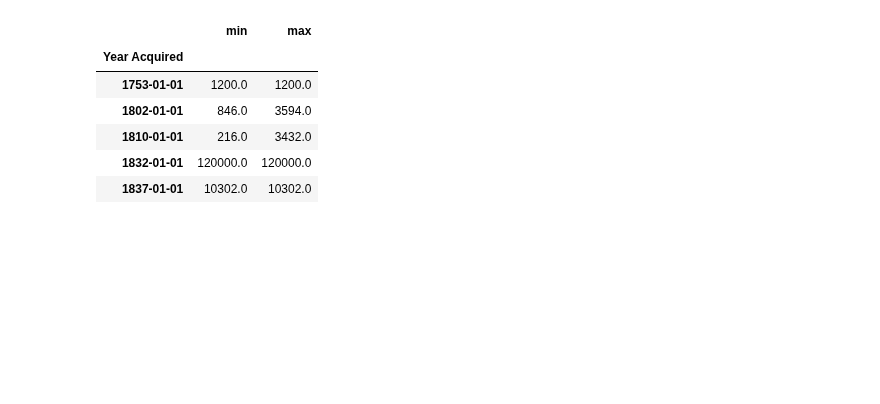
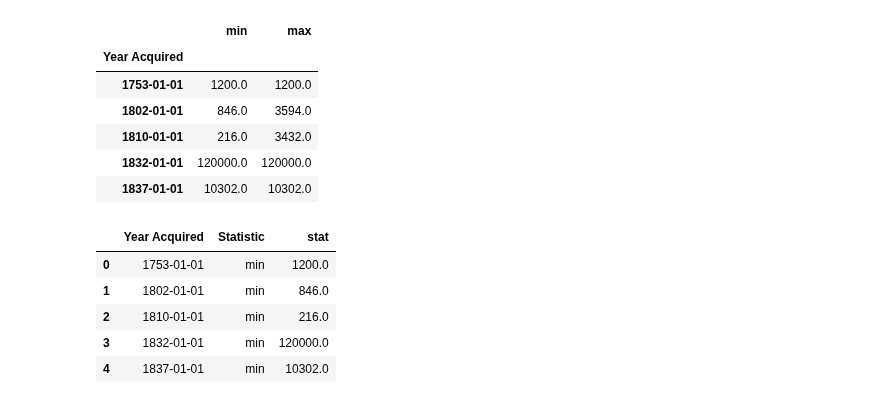
Before and after one commit to UIUC-iSchool-DataViz/is445_bcubcg_fall2023, a Jupyter notebook: week12/inClass_week12.ipynb, the cells around one changed output. Saved outputs shown, nothing was run; the diff lists cells and outputs as text; code cells hidden in the pictures; blank space fills up the shorter version.

```diff
--- a/week12/inClass_week12.ipynb
+++ b/week12/inClass_week12.ipynb
@@ -201,3 +201,16 @@ stats_min.head()
 | 1810-01-01 | 216.0 | 3432.0 |
 | 1832-01-01 | 120000.0 | 120000.0 |
 | 1837-01-01 | 10302.0 | 10302.0 |
+# %%
+source = stats_min.reset_index().melt('Year Acquired',
+                                      var_name='Statistic',
+                                     value_name='stat')
+# %%
+source.head()
+# %% [output]
+|  | Year Acquired | Statistic | stat |
+| 0 | 1753-01-01 | min | 1200.0 |
+| 1 | 1802-01-01 | min | 846.0 |
+| 2 | 1810-01-01 | min | 216.0 |
+| 3 | 1832-01-01 | min | 120000.0 |
+| 4 | 1837-01-01 | min | 10302.0 |
```
